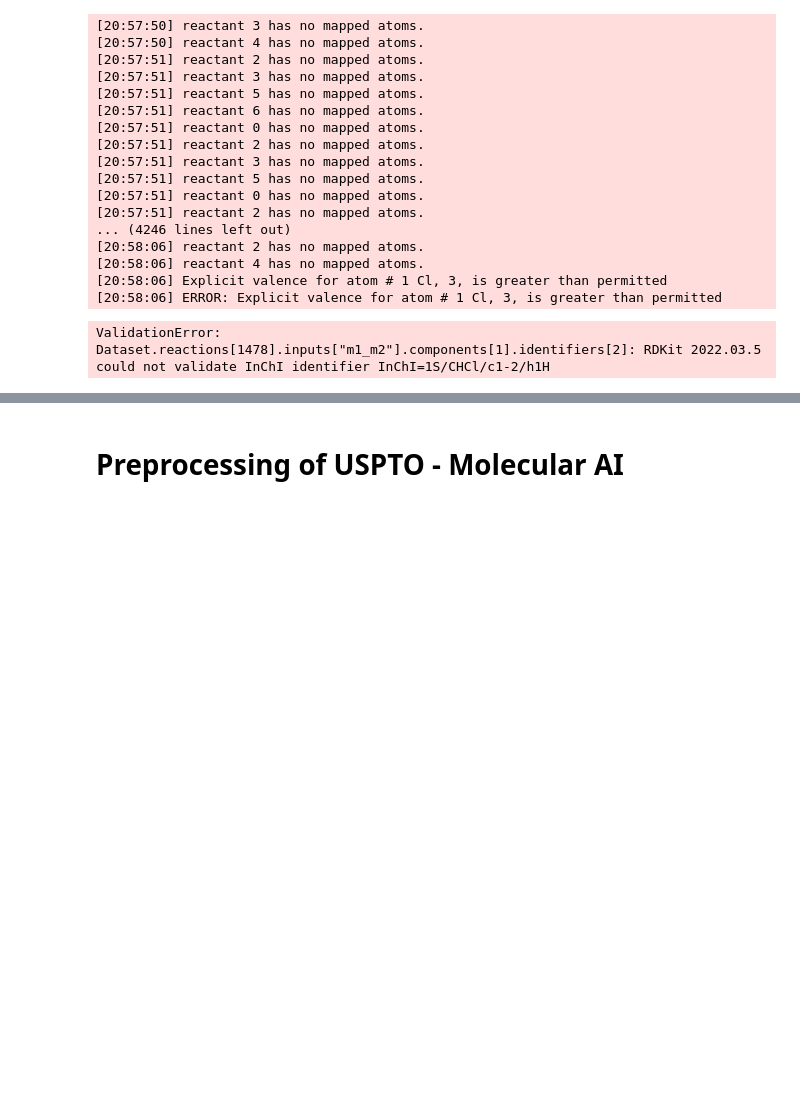
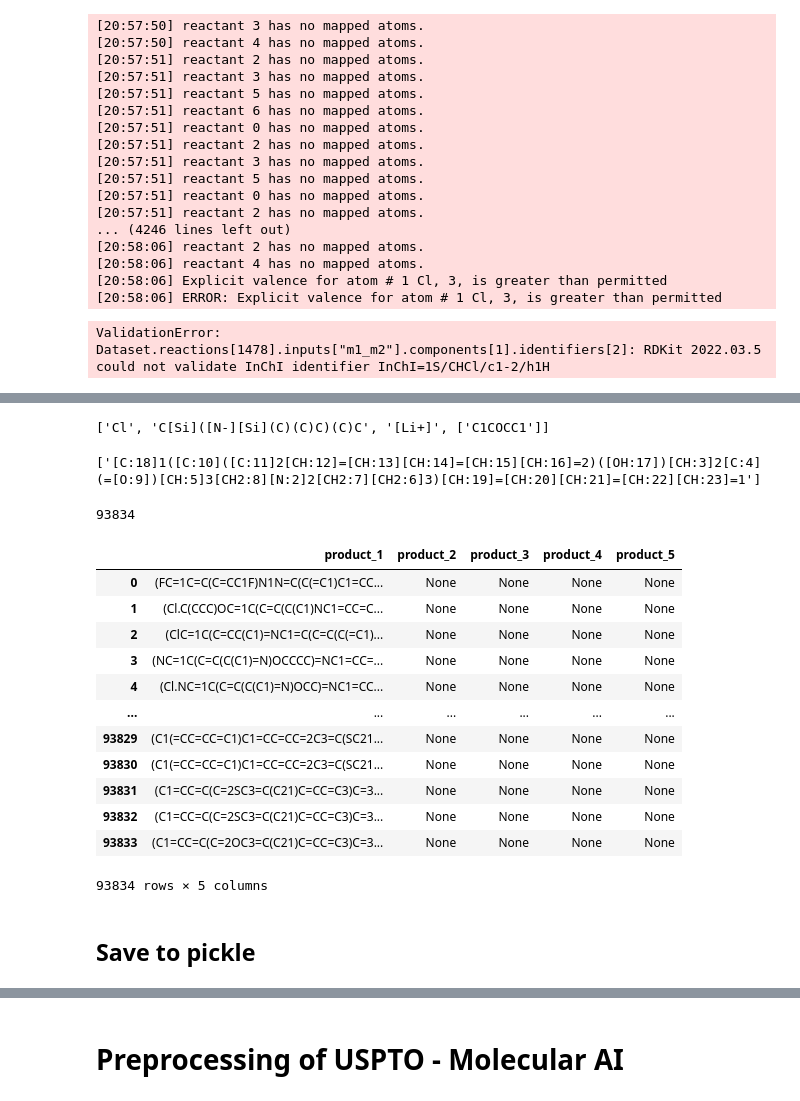
Before and after one commit to sustainable-processes/chemical-parameter-sharing, a Jupyter notebook: USPTO_preprocessing.ipynb, the cells around one changed output, grey strips where cells are left out. Cells and saved outputs as stored; diff of their text form; code cells hidden in the pictures; blank space fills up the shorter version.

```diff
--- a/USPTO_preprocessing.ipynb
+++ b/USPTO_preprocessing.ipynb
@@ -132,7 +132,7 @@ pb = wget.download(url)
  71% [..............
 # %%
 # Load Dataset message
-pb = 'data/USPTO/ord_dataset-026684a62f91469db49c7767d16c39fb.pb.gz'
+pb = 'data/ORD_USPTO/ord-data/data/02/ord_dataset-02ee2261663048188cf6d85d2cc96e3f.pb.gz'
 data = message_helpers.load_message(pb, dataset_pb2.Dataset)
 # %%
 valid_output = validations.validate_message(data)
@@ -530,0 +381,33 @@ rxn.conditions.temperature.control.type
+# %%
+other
+# %% [output]
+['Cl', 'C[Si]([N-][Si](C)(C)C)(C)C', '[Li+]', ['C1COCC1']]
+# %%
+products
+# %% [output]
+['[C:18]1([C:10]([C:11]2[CH:12]=[CH:13][CH:14]=[CH:15][CH:16]=2)([OH:17])[CH:3]2[C:4](=[O:9])[CH:5]3[CH2:8][N:2]2[CH2:7][CH2:6]3)[CH:19]=[CH:20][CH:21]=[CH:22][CH:23]=1']
+# %%
+len(reactants_all)
+# %% [output]
+93834
+# %%
+# combine reaction data into a df
+data_df = pd.DataFrame(products_all, columns = ['product_1', 'product_2','product_3','product_4', 'product_5'])
+# %%
+data_df
+# %% [output]
+|  | product_1 | product_2 | product_3 | product_4 | product_5 |
+| 0 | (FC=1C=C(C=CC1F)N1N=C(C(=C1)C1=CC... | None | None | None | None |
+| 1 | (Cl.C(CCC)OC=1C(C=C(C(C1)NC1=CC=C... | None | None | None | None |
+| 2 | (ClC=1C(C=CC(C1)=NC1=C(C=C(C(=C1)... | None | None | None | None |
+| 3 | (NC=1C(C=C(C(C1)=N)OCCCC)=NC1=CC=... | None | None | None | None |
+| 4 | (Cl.NC=1C(C=C(C(C1)=N)OCC)=NC1=CC... | None | None | None | None |
+| ... | ... | ... | ... | ... | ... |
+| 93829 | (C1(=CC=CC=C1)C1=CC=CC=2C3=C(SC21... | None | None | None | None |
+| 93830 | (C1(=CC=CC=C1)C1=CC=CC=2C3=C(SC21... | None | None | None | None |
+| 93831 | (C1=CC=C(C=2SC3=C(C21)C=CC=C3)C=3... | None | None | None | None |
+| 93832 | (C1=CC=C(C=2SC3=C(C21)C=CC=C3)C=3... | None | None | None | None |
+| 93833 | (C1=CC=C(C=2OC3=C(C21)C=CC=C3)C=3... | None | None | None | None |
+93834 rows × 5 columns
+# %% [markdown]
+## Save to pickle
```
Also changed, not shown: parts of 51 cells of this notebook, 1 other file.
